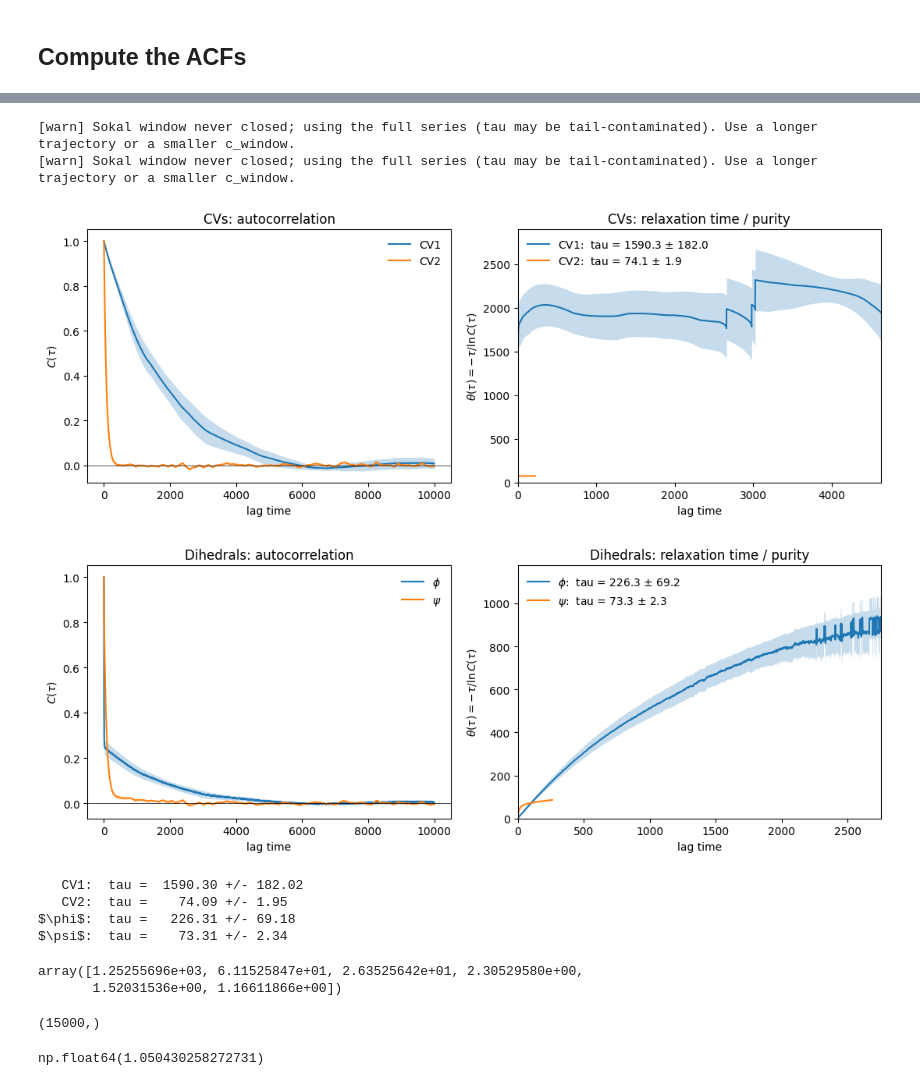
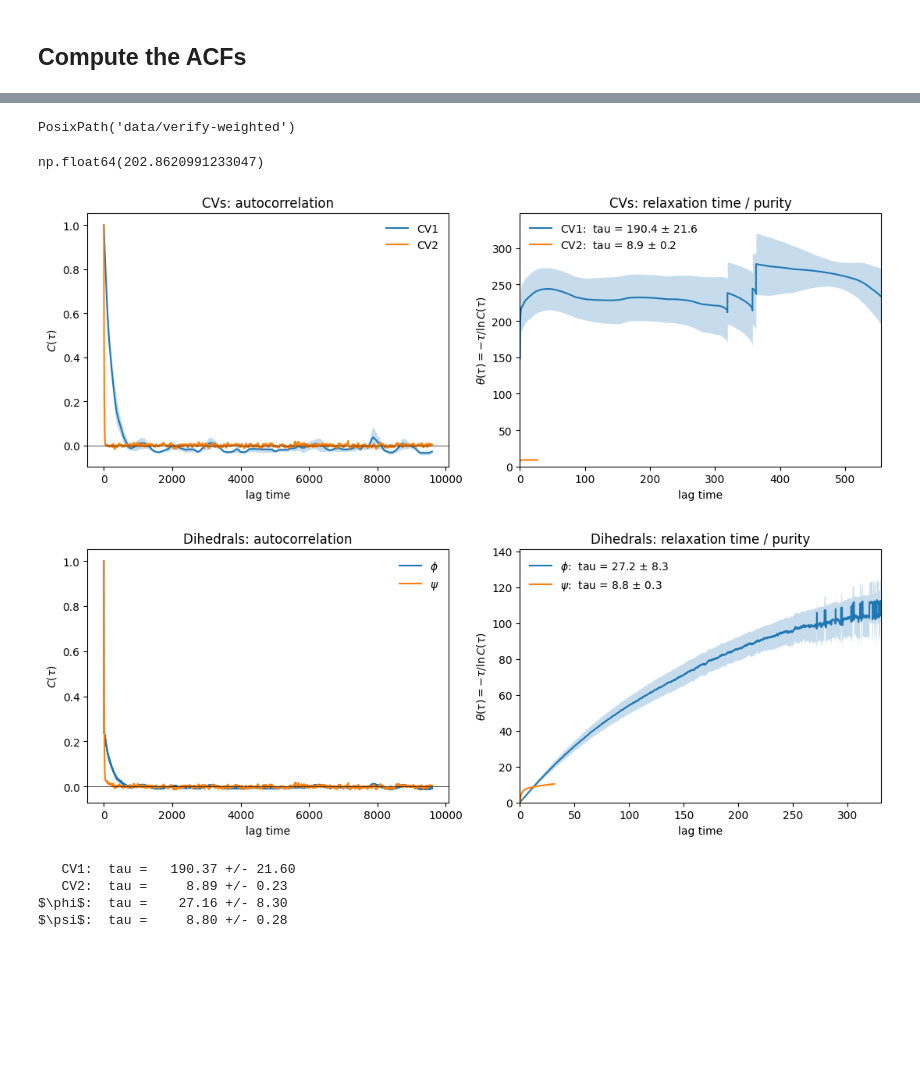
Before and after one commit to bbharland/vac-metad, a Jupyter notebook: test-1a-acf.ipynb, the cells around one changed output, grey strips where cells are left out. Drawn from its saved outputs; the diff is of its cells as text; code cells hidden in the pictures; blank space fills up the shorter version.

```diff
--- a/test-1a-acf.ipynb
+++ b/test-1a-acf.ipynb
@@ -53,0 +179,13 @@ sd.cvs.shape
+# %%
+num_frames = 10_000
+
+fig, ax = plt.subplots(1, 1, figsize=(7, 3))
+for label, acf in acfs.items():
+    ax.plot(
+        ns[:num_frames],
+        acf.ct[:num_frames],
+        alpha=0.4,
+        lw=2,
+        label=rf"{label}, $\tau_\mathrm{{int}}$={acf.tau:.0f} ps",
+    )
+ax.legend()
@@ -53,0 +195,8 @@ sd.cvs.shape
+# %%
+fig, ax = plt.subplots(1, 1, figsize=(7, 3))
+for label, acf in acfs.items():
+    ax.plot(ns[: len(acf.ct)], acf.ct, alpha=0.6, label=label)
+    break
+ax.set_xlabel("Time (ns)")
+ax.set_ylabel(r"C($\tau$)")
+ax.legend()
@@ -53,0 +239,4 @@ sd.cvs.shape
+# %%
+sd.working_dir
+# %% [output]
+PosixPath('data/verify-weighted')
@@ -54,9 +247,27 @@ sd.cvs.shape
+# %%
+from src.acf import compute_acf_with_errors  # the patched module
+
+# --- settings -------------------------------------------------------------
+LAGTIME = sd.lagtime  # time between frames (ps)
+NUM_FRAMES_ACF = 80_000  # how many frames to compute?
+NUM_BLOCKS = 8  # contiguous blocks -> standard error of the mean
+
+cvs = (
+    dict(label="CV1", u=sd.cvs[:, 0], kind="linear"),
+    dict(label="CV2", u=sd.cvs[:, 1], kind="linear"),
+    dict(label=r"\phi", u=sd.dihedrals[:, 0], kind="circular"),
+    dict(label=r"\psi", u=sd.dihedrals[:, 1], kind="circular"),
+)
+tau, ct, info = compute_acf(sd.cvs[:, 0], LAGTIME, NUM_FRAMES_ACF)
+ns = np.arange(len(ct)) * LAGTIME
+# %% [output]
+np.float64(202.8620991233047)
 # %%
 from src.acf import compute_acf_with_errors  # the patched module
 
 # --- settings -------------------------------------------------------------
 LAGTIME = sd.lagtime  # time between frames (ps)
-NUM_FRAMES_ACF = 10_000  # how many lags to compute
+NUM_FRAMES_ACF = 80_000  # how many lags to compute
 NUM_BLOCKS = 8  # contiguous blocks -> standard error of the mean
 
 
@@ -123,43 +334,36 @@ def analyze(
     axC.legend(frameon=False)
     axT.set_xlabel("lag time")
     axT.set_ylabel(r"$\theta(\tau) = -\tau/\ln C(\tau)$")
     axT.set_title(f"{title}: relaxation time / purity")
     axT.legend(frameon=False)
     if th_vals:
         axT.set_xlim(0, xmax)
         axT.set_ylim(0, 1.25 * np.nanmax(np.concatenate(th_vals)))
     fig.tight_layout()
     return fig, results
 
 
 # 1-2.  Linear CVs:  CV1 = sd.cvs[:, 0], CV2 = sd.cvs[:, 1] -------------------
 cv_signals = {"CV1": sd.cvs[:, 0], "CV2": sd.cvs[:, 1]}
 fig_cv, res_cv = analyze(cv_signals, kind="linear", title="CVs")
 fig_cv.savefig("acf_cvs.png", dpi=150)
 
 # 3.  Dihedrals (circular):  phi, psi  -- MUST be radians --------------------
 phi, psi = sd.dihedrals[:, 0], sd.dihedrals[:, 1]
 # if your dihedrals are in degrees, convert first:
 # phi, psi = np.deg2rad(phi), np.deg2rad(psi)
 dih_signals = {r"$\phi$": phi, r"$\psi$": psi}
 fig_dih, res_dih = analyze(dih_signals, kind="circular", title="Dihedrals")
 fig_dih.savefig("acf_dihedrals.png", dpi=150)
 
 plt.show()
 
 for name, r in {**res_cv, **res_dih}.items():
     print(f"{name:>6}:  tau = {r['tau_mean']:8.2f} +/- {r['tau_err']:.2f}")
 # %% [output]
-[warn] Sokal window never closed; using the full series (tau may be tail-contaminated). Use a longer trajectory or a smaller c_window.
-[warn] Sokal window never closed; using the full series (tau may be tail-contaminated). Use a longer trajectory or a smaller c_window.
-[figure, old version]
+[figure, new version]
-[figure, old version]
+[figure, new version]
-   CV1:  tau =  1590.30 +/- 182.02
-   CV2:  tau =    74.09 +/- 1.95
-$\phi$:  tau =   226.31 +/- 69.18
-$\psi$:  tau =    73.31 +/- 2.34
+   CV1:  tau =   190.37 +/- 21.60
+   CV2:  tau =     8.89 +/- 0.23
+$\phi$:  tau =    27.16 +/- 8.30
+$\psi$:  tau =     8.80 +/- 0.28
-# %%
-sd.timescales
-# %% [output]
-array([1.25255696e+03, 6.11525847e+01, 2.63525642e+01, 2.30529580e+00,
-       1.52031536e+00, 1.16611866e+00])
@@ -179,8 +369,0 @@ tau, ct = compute_acf_original(sd.cvs[:, 0], p.ns_per_frame, num_frames_acf)
-# %%
-acf['Original'] = {'time': acf['FFT']['time'], ct
-# %% [output]
-(15000,)
-# %%
-tau
-# %% [output]
-np.float64(1.050430258272731)
```
Also changed, not shown: parts of 20 cells of this notebook, 1 other file.
